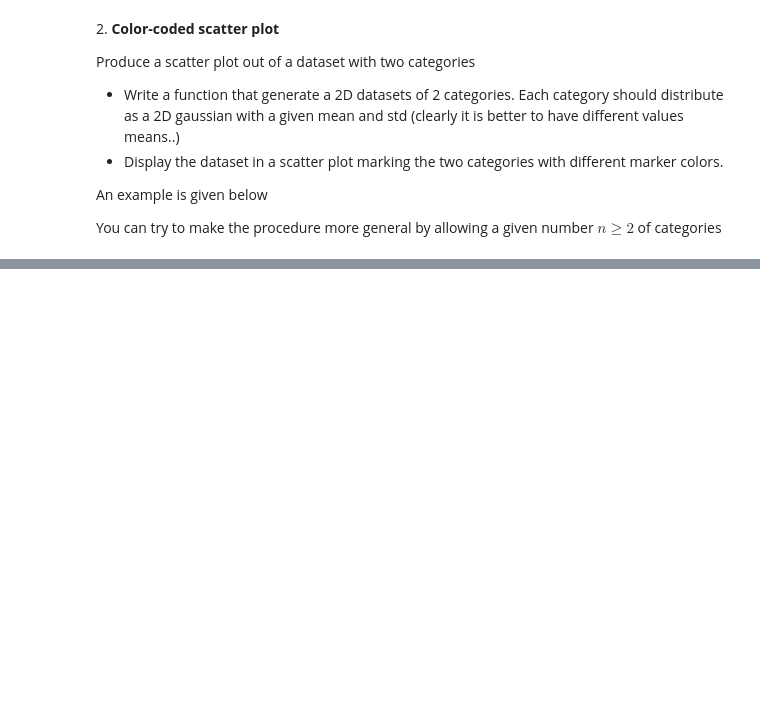
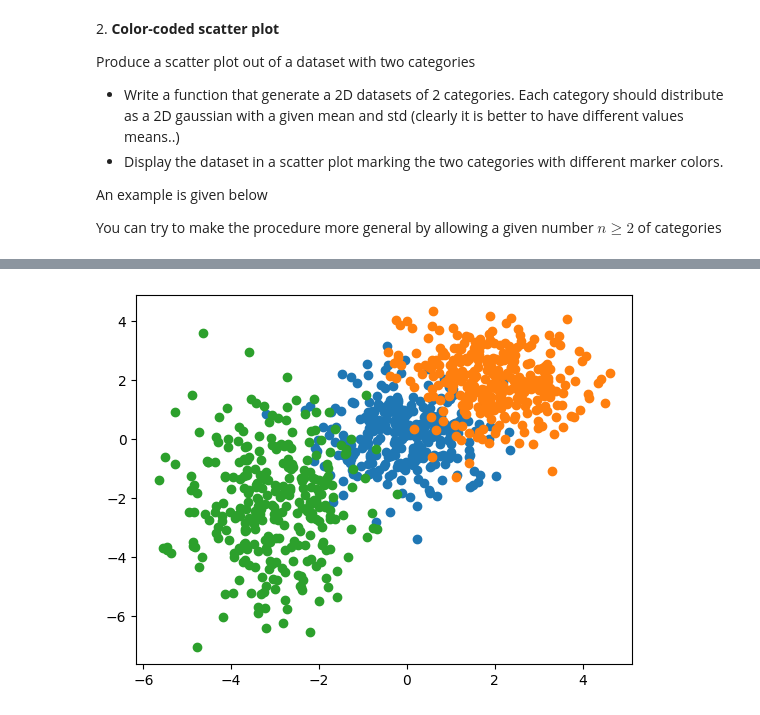
Before and after one commit to GiancarloSaran/LaboratoryOfComputationalPhysics_Y6, a Jupyter notebook: 07ex_Visualization.ipynb, the cells around one changed output, grey strips where cells are left out. Drawn from its saved outputs; the diff is of its cells as text; code cells hidden in the pictures; blank space fills up the shorter version.

```diff
--- a/07ex_Visualization.ipynb
+++ b/07ex_Visualization.ipynb
@@ -77,2 +88,13 @@ two_categories_scat 100%[===================>]  42.80K  --.-KB/s    in 0.02s
 [figure]
+# %%
+def Gaussian_scatter(mu, sigma, k):
+  for i in range(len(mu)):
+    data = npr.normal(mu[i], sigma[i], size=(k, 2))
+    plt.scatter(data[:, 0], data[:, 1])
+
+mean = [[0, 0], [2, 2], [-3, -2]]
+std = [[1,1], [1,1], [1,2]]
+Gaussian_scatter(mean, std, 300)
+# %% [output]
+[figure, added]
 # %% [markdown]
```
Also changed, not shown: parts of 11 cells of this notebook.
